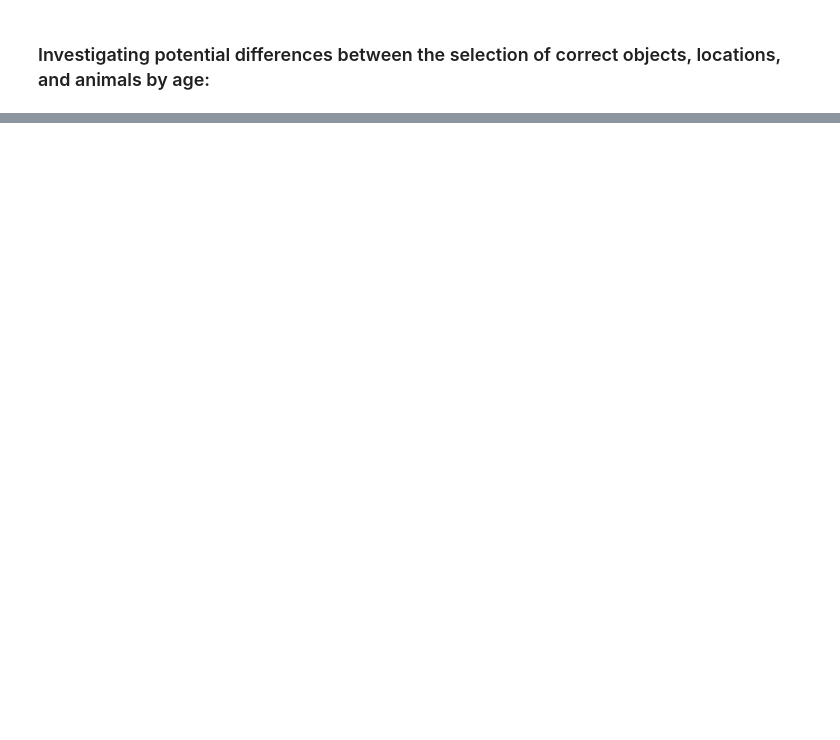
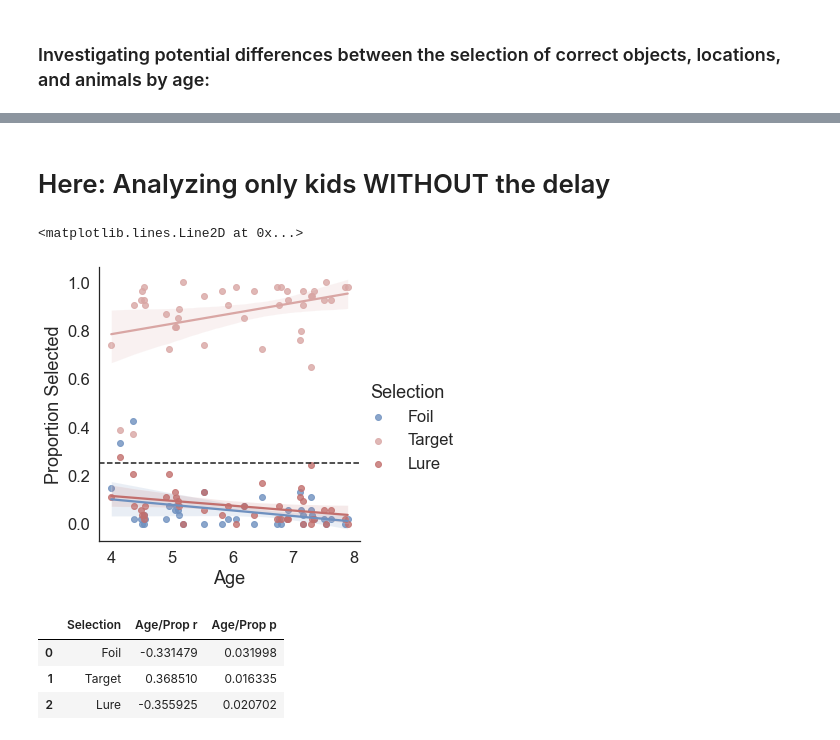
Before and after one commit to samsydco/PSPC, a Jupyter notebook: Results_PS.ipynb, the cells around one changed output, grey strips where cells are left out. Drawn from its saved outputs; the diff is of its cells as text; code cells hidden in the pictures; blank space fills up the shorter version.

```diff
--- a/Results_PS.ipynb
+++ b/Results_PS.ipynb
@@ -200,0 +253,30 @@ p-value: 0.0860
+# %% [markdown]
+# Here: Analyzing only kids WITHOUT the delay
+# %%
+# re-import dfs
+PSagedf = pd.read_csv('csvs/PSoutputdf_exactage.csv')
+stackeddf = pd.read_csv('csvs/PS_cat_Year_1.csv')
+
+PSagedf = PSagedf[PSagedf['Delay']==False]
+stackeddf = stackeddf[stackeddf['Delay']==False]
+# %%
+sns.set_theme(style="white",font_scale=1.5, palette=['#6e90bf',  '#d9a6a4', '#c26f6d'])
+g = sns.lmplot(data=PSagedf,x="Age", y="Proportion Selected", hue="Selection")
+plt.axhline(y=0.25, color='k', linestyle='--')
+# %% [output]
+<matplotlib.lines.Line2D at 0x...>
+[figure, added]
+# %%
+PSkey = {-1:'Foil',1:'Target',0:'Lure'}
+statlist = []
+for selection in PSkey.values():
+	tmpdf = PSagedf[PSagedf['Selection'] == selection]
+	res = stats.pearsonr(tmpdf['Age'],tmpdf['Proportion Selected'])
+	statlist.append({'Selection':selection, 'Age/Prop r':res[0], 'Age/Prop p':res[1]})
+statdf=pd.DataFrame(statlist)
+display(statdf)
+# %% [output]
+|  | Selection | Age/Prop r | Age/Prop p |
+| 0 | Foil | -0.331479 | 0.031998 |
+| 1 | Target | 0.368510 | 0.016335 |
+| 2 | Lure | -0.355925 | 0.020702 |
```
Also changed, not shown: parts of 15 cells of this notebook.
